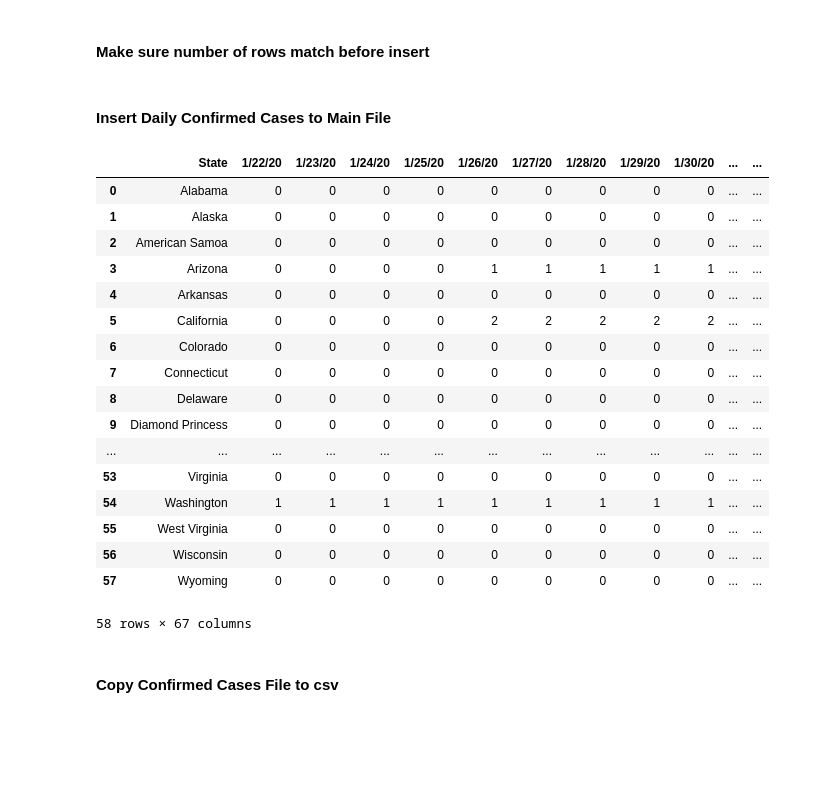
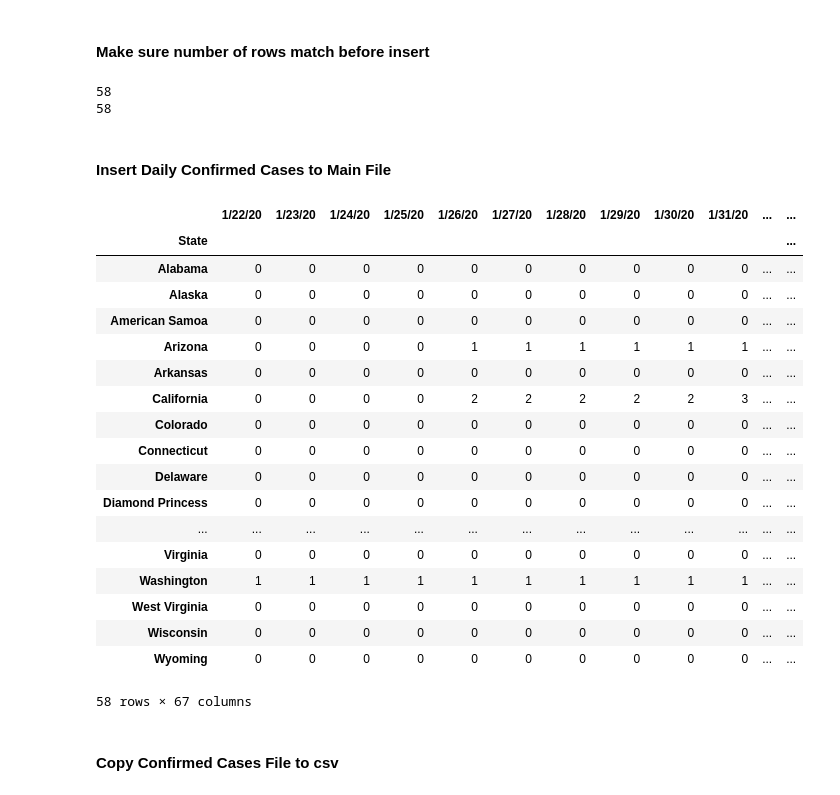
Before and after one commit to jeffcore/covid-19-usa-by-state, a Jupyter notebook: Daily-Total-Cases-Data-Process.ipynb, the cells around one changed output. Drawn from its saved outputs; the diff is of its cells as text; code cells hidden in the pictures; blank space fills up the shorter version.

Commit message:
3-28-20 data update, bug fixes in processing notebooks

```diff
--- a/Daily-Total-Cases-Data-Process.ipynb
+++ b/Daily-Total-Cases-Data-Process.ipynb
@@ -6,8 +6,8 @@ import pandas as pd
 # %% [markdown]
 #### Configurations
 # %%
-daily_datafile = './jh-daily-data/03-27-2020.csv'
-daily_date = '3/27/20'
+daily_datafile = './jh-daily-data/03-28-2020.csv'
+daily_date = '3/28/20'
 confirmed_datafile = 'COVID-19-Confirmed-Cases-USA-By-State.csv'
 # %% [markdown]
 #### Load John Hopkins Daily Covid-19 File
@@ -119,30 +120,34 @@ df_confirmed
 # %% [markdown]
 #### Make sure number of rows match before insert
 # %%
-assert(df_daily.shape!=df_confirmed.shape[0])
+assert(df_daily.shape[0]==df_confirmed.shape[0])
+# %% [output]
+58
+58
 # %% [markdown]
 #### Insert Daily Confirmed Cases to Main File
 # %%
-df_confirmed.insert(df_confirmed.shape[1]+1, daily_date , df_daily.values)
+df_confirmed.insert(df_confirmed.shape[1], daily_date , df_daily.values)
 df_confirmed
 # %% [output]
-|  | State | 1/22/20 | 1/23/20 | 1/24/20 | 1/25/20 | 1/26/20 | 1/27/20 | 1/28/20 | 1/29/20 | 1/30/20 | ... | ... |
-| 0 | Alabama | 0 | 0 | 0 | 0 | 0 | 0 | 0 | 0 | 0 | ... | ... |
-| 1 | Alaska | 0 | 0 | 0 | 0 | 0 | 0 | 0 | 0 | 0 | ... | ... |
-| 2 | American Samoa | 0 | 0 | 0 | 0 | 0 | 0 | 0 | 0 | 0 | ... | ... |
-| 3 | Arizona | 0 | 0 | 0 | 0 | 1 | 1 | 1 | 1 | 1 | ... | ... |
-| 4 | Arkansas | 0 | 0 | 0 | 0 | 0 | 0 | 0 | 0 | 0 | ... | ... |
-| 5 | California | 0 | 0 | 0 | 0 | 2 | 2 | 2 | 2 | 2 | ... | ... |
-| 6 | Colorado | 0 | 0 | 0 | 0 | 0 | 0 | 0 | 0 | 0 | ... | ... |
-| 7 | Connecticut | 0 | 0 | 0 | 0 | 0 | 0 | 0 | 0 | 0 | ... | ... |
-| 8 | Delaware | 0 | 0 | 0 | 0 | 0 | 0 | 0 | 0 | 0 | ... | ... |
-| 9 | Diamond Princess | 0 | 0 | 0 | 0 | 0 | 0 | 0 | 0 | 0 | ... | ... |
+|  | 1/22/20 | 1/23/20 | 1/24/20 | 1/25/20 | 1/26/20 | 1/27/20 | 1/28/20 | 1/29/20 | 1/30/20 | 1/31/20 | ... | ... |
+| State |  |  |  |  |  |  |  |  |  |  |  | ... |
+| Alabama | 0 | 0 | 0 | 0 | 0 | 0 | 0 | 0 | 0 | 0 | ... | ... |
+| Alaska | 0 | 0 | 0 | 0 | 0 | 0 | 0 | 0 | 0 | 0 | ... | ... |
+| American Samoa | 0 | 0 | 0 | 0 | 0 | 0 | 0 | 0 | 0 | 0 | ... | ... |
+| Arizona | 0 | 0 | 0 | 0 | 1 | 1 | 1 | 1 | 1 | 1 | ... | ... |
+| Arkansas | 0 | 0 | 0 | 0 | 0 | 0 | 0 | 0 | 0 | 0 | ... | ... |
+| California | 0 | 0 | 0 | 0 | 2 | 2 | 2 | 2 | 2 | 3 | ... | ... |
+| Colorado | 0 | 0 | 0 | 0 | 0 | 0 | 0 | 0 | 0 | 0 | ... | ... |
+| Connecticut | 0 | 0 | 0 | 0 | 0 | 0 | 0 | 0 | 0 | 0 | ... | ... |
+| Delaware | 0 | 0 | 0 | 0 | 0 | 0 | 0 | 0 | 0 | 0 | ... | ... |
+| Diamond Princess | 0 | 0 | 0 | 0 | 0 | 0 | 0 | 0 | 0 | 0 | ... | ... |
 | ... | ... | ... | ... | ... | ... | ... | ... | ... | ... | ... | ... | ... |
-| 53 | Virginia | 0 | 0 | 0 | 0 | 0 | 0 | 0 | 0 | 0 | ... | ... |
-| 54 | Washington | 1 | 1 | 1 | 1 | 1 | 1 | 1 | 1 | 1 | ... | ... |
-| 55 | West Virginia | 0 | 0 | 0 | 0 | 0 | 0 | 0 | 0 | 0 | ... | ... |
-| 56 | Wisconsin | 0 | 0 | 0 | 0 | 0 | 0 | 0 | 0 | 0 | ... | ... |
-| 57 | Wyoming | 0 | 0 | 0 | 0 | 0 | 0 | 0 | 0 | 0 | ... | ... |
+| Virginia | 0 | 0 | 0 | 0 | 0 | 0 | 0 | 0 | 0 | 0 | ... | ... |
+| Washington | 1 | 1 | 1 | 1 | 1 | 1 | 1 | 1 | 1 | 1 | ... | ... |
+| West Virginia | 0 | 0 | 0 | 0 | 0 | 0 | 0 | 0 | 0 | 0 | ... | ... |
+| Wisconsin | 0 | 0 | 0 | 0 | 0 | 0 | 0 | 0 | 0 | 0 | ... | ... |
+| Wyoming | 0 | 0 | 0 | 0 | 0 | 0 | 0 | 0 | 0 | 0 | ... | ... |
 58 rows × 67 columns
 # %% [markdown]
 #### Copy Confirmed Cases File to csv
```
Also changed, not shown: parts of 4 cells of this notebook, 4 other files.
